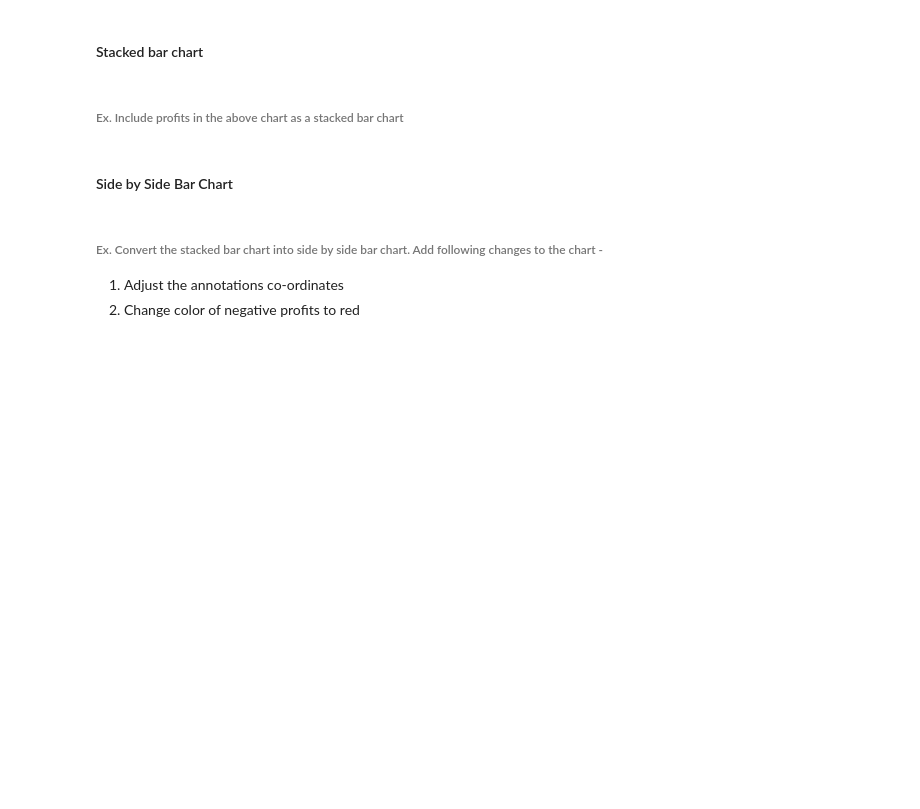
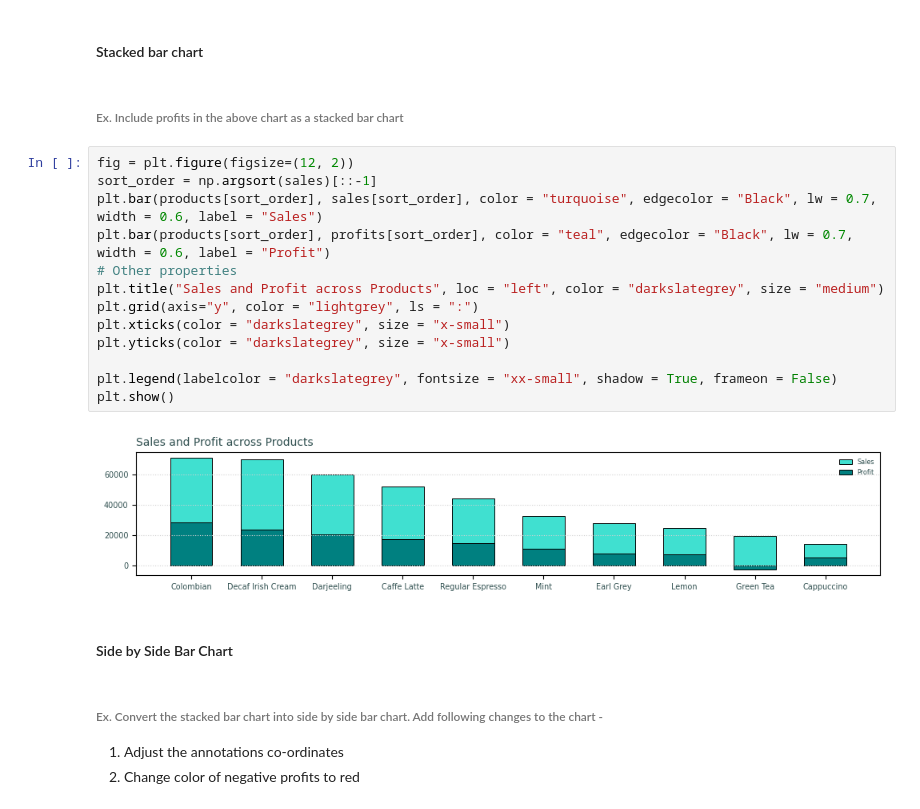
Before and after one commit to knowledge-corner/CGI_19_may_25, a Jupyter notebook: Classwork/Classwork Notebook.ipynb, the cells around one changed output. Saved outputs shown, nothing was run; the diff lists cells and outputs as text; blank space fills up the shorter version.

```diff
--- a/Classwork/Classwork Notebook.ipynb
+++ b/Classwork/Classwork Notebook.ipynb
@@ -1232,6 +1232,21 @@ list(enumerate(sales[sort_order])) # Generates a sequence of tuples with first v
 #### Stacked bar chart
 # %% [markdown]
 ###### Ex. Include profits in the above chart as a stacked bar chart
+# %%
+fig = plt.figure(figsize=(12, 2))
+sort_order = np.argsort(sales)[::-1]
+plt.bar(products[sort_order], sales[sort_order], color = "turquoise", edgecolor = "Black", lw = 0.7, width = 0.6, label = "Sales")
+plt.bar(products[sort_order], profits[sort_order], color = "teal", edgecolor = "Black", lw = 0.7, width = 0.6, label = "Profit")
+# Other properties
+plt.title("Sales and Profit across Products", loc = "left", color = "darkslategrey", size = "medium")
+plt.grid(axis="y", color = "lightgrey", ls = ":")
+plt.xticks(color = "darkslategrey", size = "x-small")
+plt.yticks(color = "darkslategrey", size = "x-small")
+
+plt.legend(labelcolor = "darkslategrey", fontsize = "xx-small", shadow = True, frameon = False)
+plt.show()
+# %% [output]
+[figure, added]
 # %% [markdown]
 #### Side by Side Bar Chart
 # %% [markdown]
```
